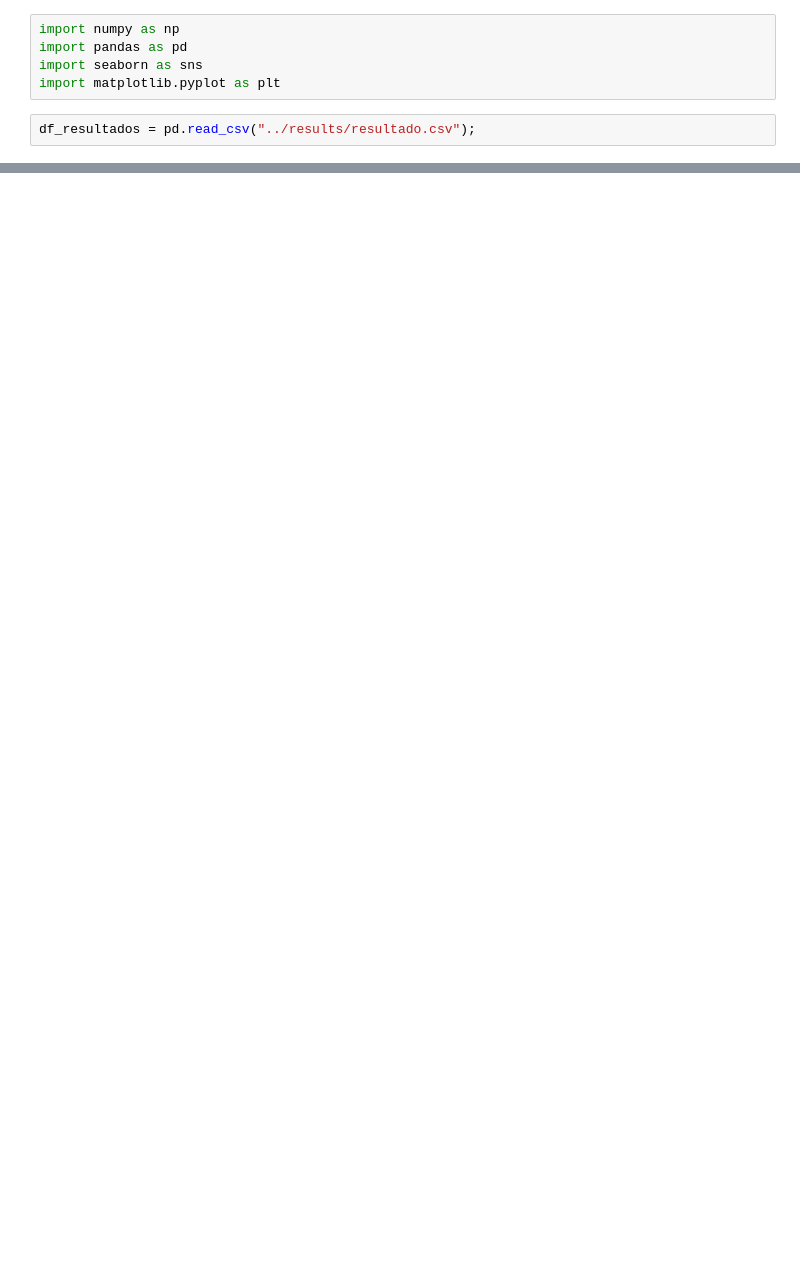
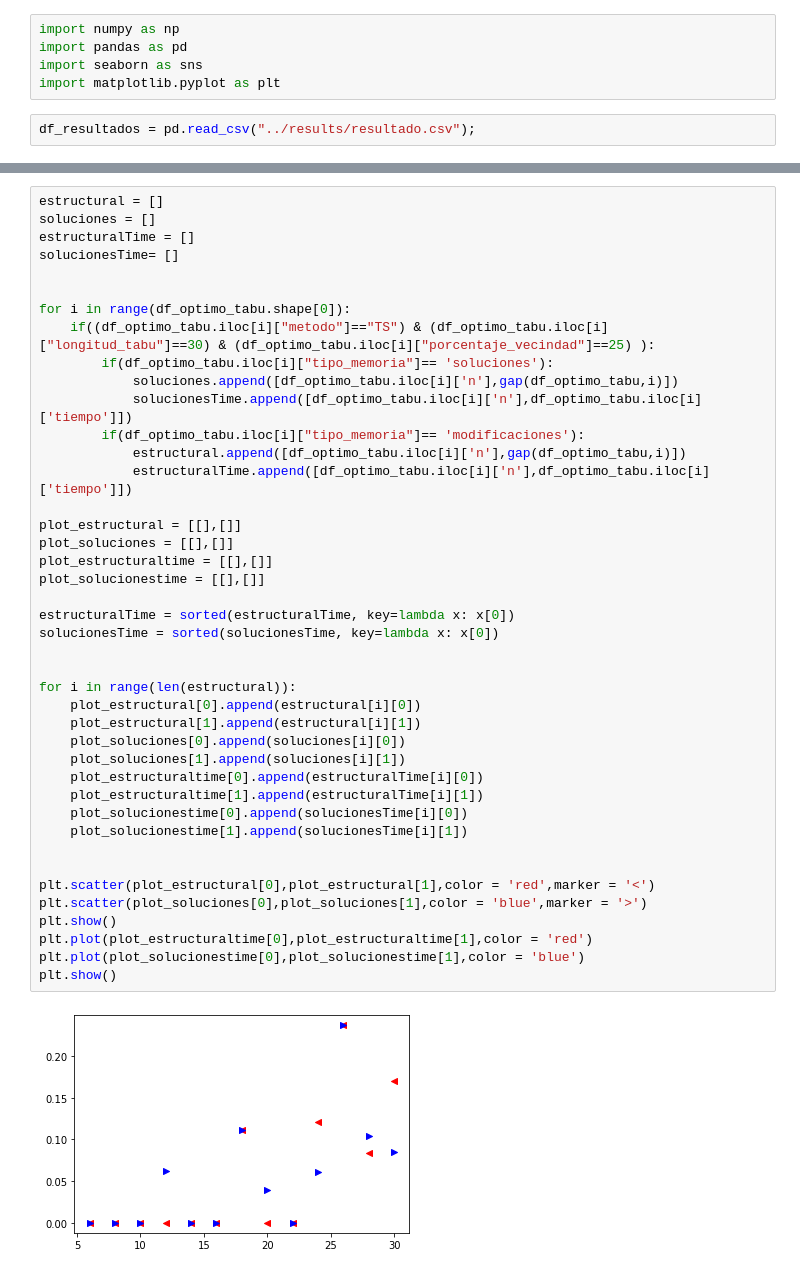
Before and after one commit to ZarthaxX/algo3-tp2, a Jupyter notebook: experimentacion/notebooks/analisis-Chuli.ipynb, the cells around one changed output, grey strips where cells are left out. Drawn from its saved outputs; the diff is of its cells as text; blank space fills up the shorter version.

```diff
--- a/experimentacion/notebooks/analisis-Chuli.ipynb
+++ b/experimentacion/notebooks/analisis-Chuli.ipynb
@@ -36,0 +67,44 @@ Name: impacto, dtype: float64
+# %%
+estructural = []
+soluciones = []
+estructuralTime = []
+solucionesTime= []
+
+
+for i in range(df_optimo_tabu.shape[0]):
+    if((df_optimo_tabu.iloc[i]["metodo"]=="TS") & (df_optimo_tabu.iloc[i]["longitud_tabu"]==30) & (df_optimo_tabu.iloc[i]["porcentaje_vecindad"]==25) ):
+        if(df_optimo_tabu.iloc[i]["tipo_memoria"]== 'soluciones'):
+            soluciones.append([df_optimo_tabu.iloc[i]['n'],gap(df_optimo_tabu,i)])
+            solucionesTime.append([df_optimo_tabu.iloc[i]['n'],df_optimo_tabu.iloc[i]['tiempo']])
+        if(df_optimo_tabu.iloc[i]["tipo_memoria"]== 'modificaciones'):
+            estructural.append([df_optimo_tabu.iloc[i]['n'],gap(df_optimo_tabu,i)])
+            estructuralTime.append([df_optimo_tabu.iloc[i]['n'],df_optimo_tabu.iloc[i]['tiempo']])
+
+plot_estructural = [[],[]]
+plot_soluciones = [[],[]]
+plot_estructuraltime = [[],[]]
+plot_solucionestime = [[],[]]
+
+estructuralTime = sorted(estructuralTime, key=lambda x: x[0])
+solucionesTime = sorted(solucionesTime, key=lambda x: x[0])
+
+
+for i in range(len(estructural)):
+    plot_estructural[0].append(estructural[i][0])
+    plot_estructural[1].append(estructural[i][1])
+    plot_soluciones[0].append(soluciones[i][0])
+    plot_soluciones[1].append(soluciones[i][1])
+    plot_estructuraltime[0].append(estructuralTime[i][0])
+    plot_estructuraltime[1].append(estructuralTime[i][1])
+    plot_solucionestime[0].append(solucionesTime[i][0])
+    plot_solucionestime[1].append(solucionesTime[i][1])
+
+
+plt.scatter(plot_estructural[0],plot_estructural[1],color = 'red',marker = '<')
+plt.scatter(plot_soluciones[0],plot_soluciones[1],color = 'blue',marker = '>')
+plt.show()
+plt.plot(plot_estructuraltime[0],plot_estructuraltime[1],color = 'red')
+plt.plot(plot_solucionestime[0],plot_solucionestime[1],color = 'blue')
+plt.show()
+# %% [output]
+[figure, added]
```
Also changed, not shown: parts of 5 cells of this notebook.
